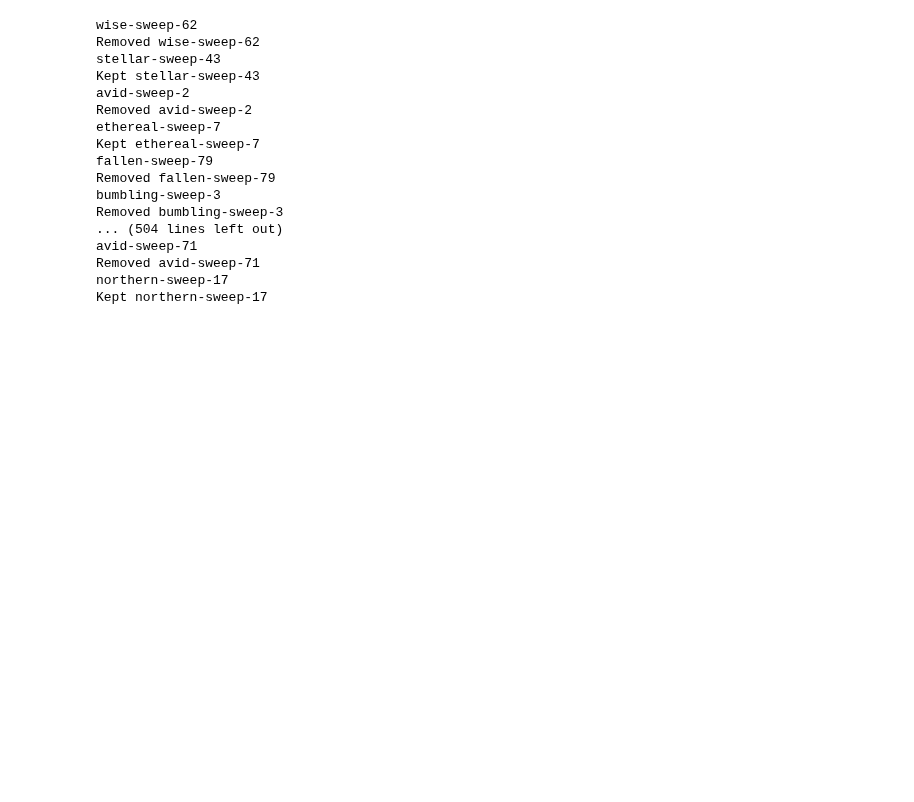
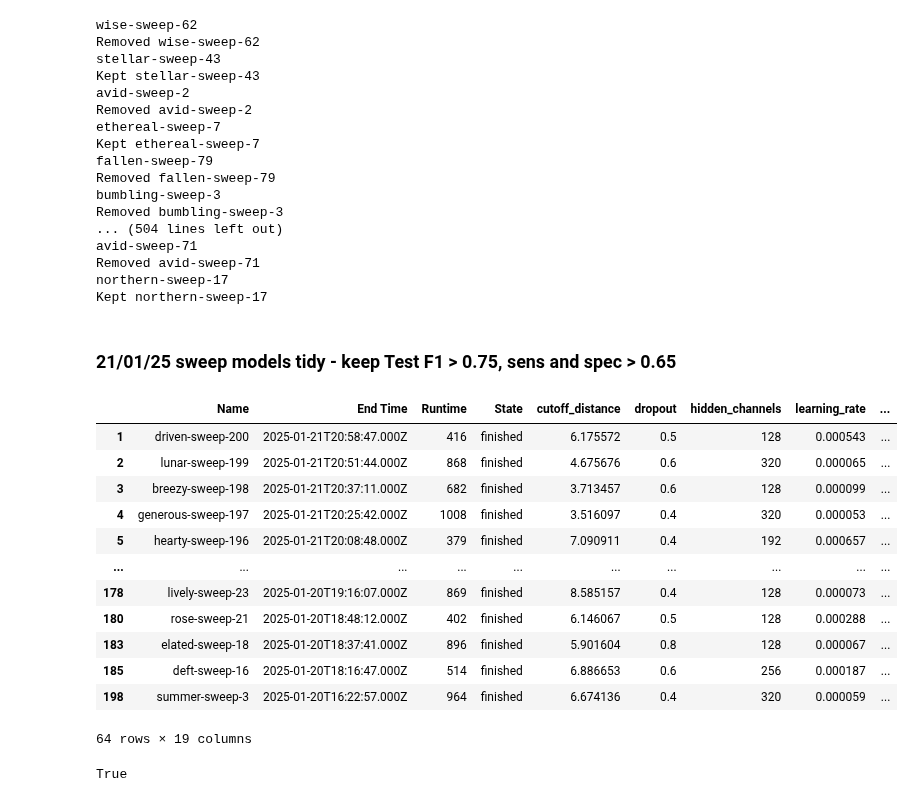
Before and after one commit to fowler-lab/tb-pnca-gnn, a Jupyter notebook: dd_pnca/tidy_models.ipynb, the cells around one changed output. Drawn from its saved outputs; the diff is of its cells as text; code cells hidden in the pictures; blank space fills up the shorter version.

Commit message:
tidied models

```diff
--- a/dd_pnca/tidy_models.ipynb
+++ b/dd_pnca/tidy_models.ipynb
@@ -192,3 +191,28 @@ avid-sweep-71
 Removed avid-sweep-71
 northern-sweep-17
 Kept northern-sweep-17
+# %% [markdown]
+### 21/01/25 sweep models tidy - keep Test F1 > 0.75, sens and spec > 0.65
+# %%
+sweep2 = pd.read_csv('../data/wandb_export_2025-01-22T11_36_35.676+00_00.csv')
+# %%
+filtered2 = sweep2[(sweep2['Test F1'] >= 0.75) & (sweep2['Test Sensitivity'] >= 0.65) & (sweep2['Test Specificity'] >= 0.65)]
+filtered2
+# %% [output]
+|  | Name | End Time | Runtime | State | cutoff_distance | dropout | hidden_channels | learning_rate | ... |
+| 1 | driven-sweep-200 | 2025-01-21T20:58:47.000Z | 416 | finished | 6.175572 | 0.5 | 128 | 0.000543 | ... |
+| 2 | lunar-sweep-199 | 2025-01-21T20:51:44.000Z | 868 | finished | 4.675676 | 0.6 | 320 | 0.000065 | ... |
+| 3 | breezy-sweep-198 | 2025-01-21T20:37:11.000Z | 682 | finished | 3.713457 | 0.6 | 128 | 0.000099 | ... |
+| 4 | generous-sweep-197 | 2025-01-21T20:25:42.000Z | 1008 | finished | 3.516097 | 0.4 | 320 | 0.000053 | ... |
+| 5 | hearty-sweep-196 | 2025-01-21T20:08:48.000Z | 379 | finished | 7.090911 | 0.4 | 192 | 0.000657 | ... |
+| ... | ... | ... | ... | ... | ... | ... | ... | ... | ... |
+| 178 | lively-sweep-23 | 2025-01-20T19:16:07.000Z | 869 | finished | 8.585157 | 0.4 | 128 | 0.000073 | ... |
+| 180 | rose-sweep-21 | 2025-01-20T18:48:12.000Z | 402 | finished | 6.146067 | 0.5 | 128 | 0.000288 | ... |
+| 183 | elated-sweep-18 | 2025-01-20T18:37:41.000Z | 896 | finished | 5.901604 | 0.8 | 128 | 0.000067 | ... |
+| 185 | deft-sweep-16 | 2025-01-20T18:16:47.000Z | 514 | finished | 6.886653 | 0.6 | 256 | 0.000187 | ... |
+| 198 | summer-sweep-3 | 2025-01-20T16:22:57.000Z | 964 | finished | 6.674136 | 0.4 | 320 | 0.000059 | ... |
+64 rows × 19 columns
+# %%
+'driven-sweep-200' in filtered2.Name.values
+# %% [output]
+True
```
Also changed, not shown: parts of 5 cells of this notebook, 1 other file.
